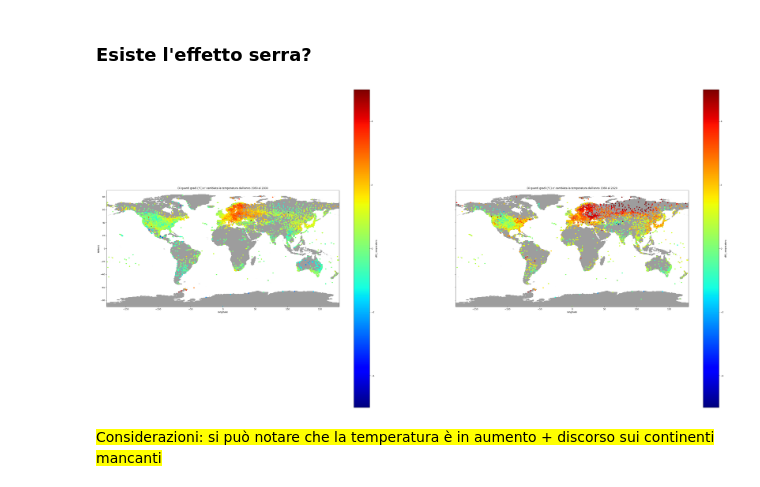
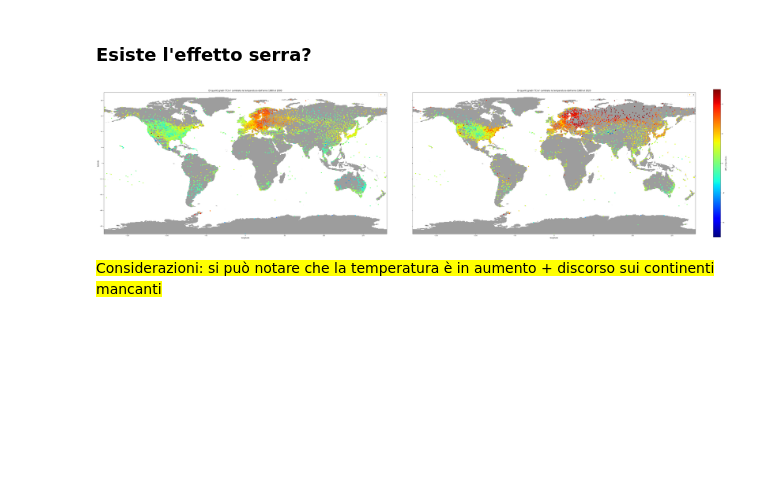
Before and after one commit to ElenaCurti/big-data, a Jupyter notebook: Attivita_03_DataAnalytics/file.ipynb, the cells around one changed output. Cells and saved outputs as stored; diff of their text form; code cells hidden in the pictures; blank space fills up the shorter version.

Commit message:
ativita 3: tolta colorbar dal primo graficoooooo

```diff
--- a/Attivita_03_DataAnalytics/file.ipynb
+++ b/Attivita_03_DataAnalytics/file.ipynb
@@ -288,37 +300,63 @@ def plot_map_difference_temperatures(list_years):
         # Calcolo la differenza della temperatura media annuale
         df['diff_temperatura'] = df[get_col_name(year2)] - df[get_col_name(year1)]
 
         # Setto gli estremi della latitudine e la longitudine, in modo da far combaciare la cartina geografica in background
         ylim=(-90,90)#(df["latitude"].min(), df["latitude"].max())
         xlim=(-180,180)#(df["longitude"].min(), df["longitude"].max())
 
         # Disegno il grafico
         titolo = "Di quanti gradi (°C) e' cambiata la temperatura dall'anno "+str(year1)+" al " + str(year2)
-        grafico = df.plot(x="longitude", y="latitude", label="a",c="diff_temperatura", ylim=ylim, xlim=xlim, clim=(-5,5),kind="scatter",legend=None, colormap="jet", title=titolo, ax=axes[i], figsize=(54,27))#, figsize=(20, 10))
+        grafico = df.plot(x="longitude", y="latitude", label="a",c="diff_temperatura",fontsize=8, ylim=ylim, xlim=xlim, \
+            clim=(-5,5),kind="scatter", colormap="jet", title=titolo, ax=axes[i], figsize=(54,27))#, figsize=(20, 10))
+
+
+        # fig2 = plt.figure()
+
 
         # TODO da cambiare path ed eventualemnte foto
         img = plt.imread("applicazione/data/imgs/world3_new.png")
         grafico2 = grafico.imshow(img, extent=[xlim[0], xlim[1], ylim[0], ylim[1]])
-        # print(dir(grafico))
 
+
+        # print(type(grafico))
+        # print(type(grafico2))
+
+        # grafico.colorbar.remove()
+        # fig.colorbar(grafico2, ax=axes[i] ).remove()
 
         # TODO rimuovi legenda/colorbar
         # print(dir(plt.colorbar(grafico2).set_alpha(0)))
         # print(dir())
         # cb = grafico._colorbars
         # cb.remove()
-    fig, axes = plt.subplots(nrows=1,ncols=len(list_years)-1, sharey=True)
+
+    fig, axes = plt.subplots(nrows=1,ncols=len(list_years)-1, sharey=True, figsize=(2,2))
+
 
     i=0
     for anno2 in list_years[1:]:
         plot_map_two_years(list_years[0], anno2, i)
         i += 1
 
+    # Abbellimenti: lascio solo l'ultima colorbar, tolgo lo spazio tra i grafici, setto l'altezza finale
+    f = plt.gcf()
+    j = 0
+    for i in f.get_axes():
+        if i._label == "<colorbar>":
+            if j != len(list_years)-2:
+                i.remove()
+            j += 1
+    fig.tight_layout()
+    fig.set_figheight(12)
+
+    plt.show()
+
+
 # Disegno le mappe
 # plot_map_difference_temperatures([1960, 1980,2000, 2020])
 plot_map_difference_temperatures([1980, 2000,2020])#, 2020])
 # %% [output]
-[figure, old version]
+[figure, new version]
 # %% [markdown]
 <mark>
 Considerazioni: si può notare che la temperatura è in aumento + discorso sui continenti mancanti
```
Also changed, not shown: parts of 1 cell of this notebook.
